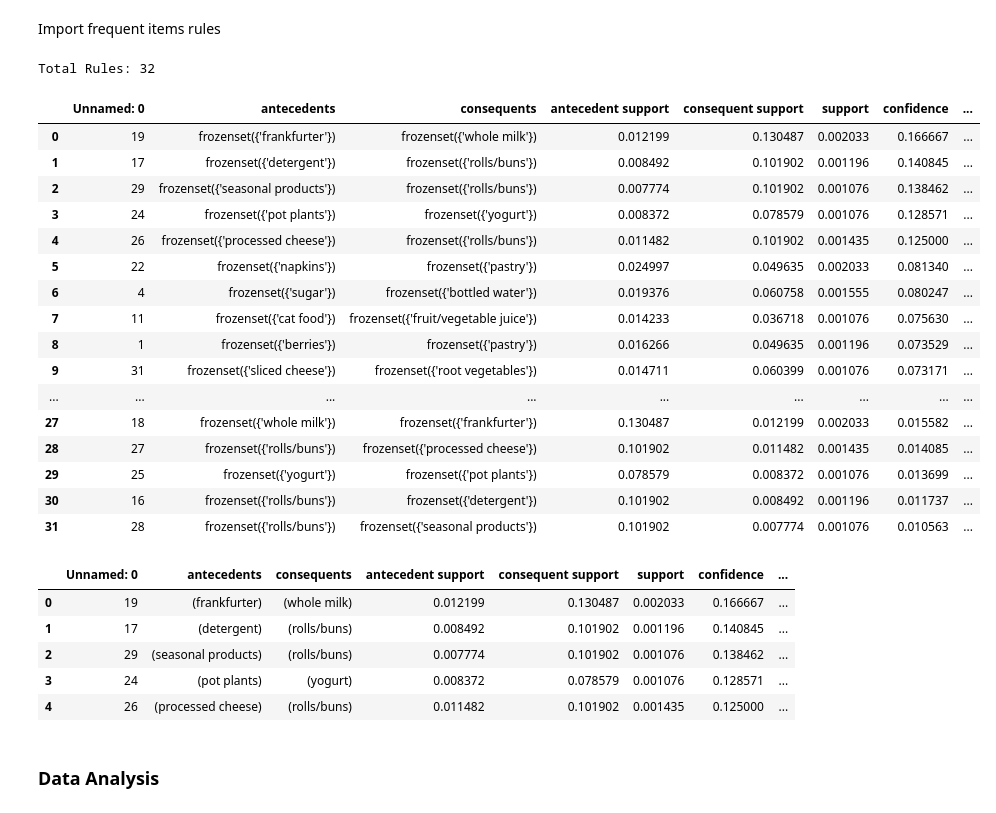
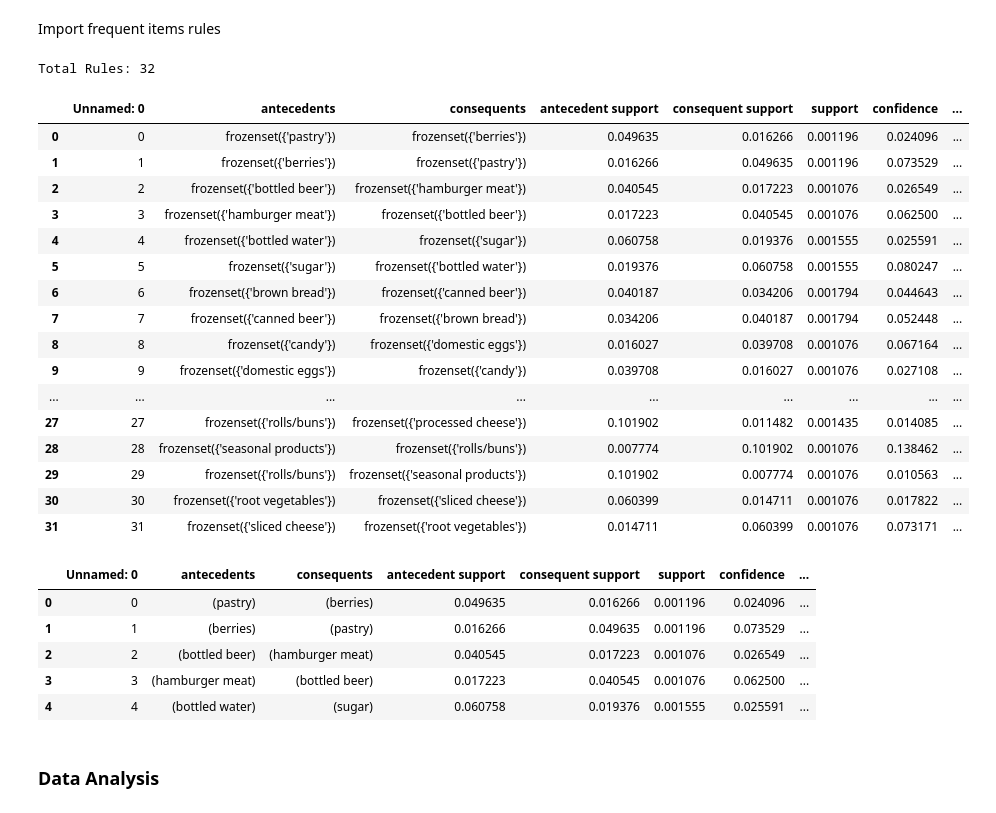
Before and after one commit to lalitphan-rainie/COMPSCI7306_MBD_A3, a Jupyter notebook: MBD_2025_Tri1_assignment3a_a1932456_Lalitphan_Sae-teoh_v04.ipynb, the cells around one changed output. Drawn from its saved outputs; the diff is of its cells as text; code cells hidden in the pictures.

```diff
--- a/MBD_2025_Tri1_assignment3a_a1932456_Lalitphan_Sae-teoh_v04.ipynb
+++ b/MBD_2025_Tri1_assignment3a_a1932456_Lalitphan_Sae-teoh_v04.ipynb
@@ -88,28 +88,28 @@ memory usage: 681.4+ KB
 # %% [markdown]
 Import frequent items rules
 # %%
-rules = pd.read_csv('./data/rules_dummy.csv')
+rules = pd.read_csv('./data/min_support_0.001_lift(1.2)_apriori.csv')
 print(f"Total Rules: {len(rules)}")
 rules
 # %% [output]
 Total Rules: 32
 |  | Unnamed: 0 | antecedents | consequents | antecedent support | consequent support | support | confidence | ... |
-| 0 | 19 | frozenset({'frankfurter'}) | frozenset({'whole milk'}) | 0.012199 | 0.130487 | 0.002033 | 0.166667 | ... |
-| 1 | 17 | frozenset({'detergent'}) | frozenset({'rolls/buns'}) | 0.008492 | 0.101902 | 0.001196 | 0.140845 | ... |
-| 2 | 29 | frozenset({'seasonal products'}) | frozenset({'rolls/buns'}) | 0.007774 | 0.101902 | 0.001076 | 0.138462 | ... |
-| 3 | 24 | frozenset({'pot plants'}) | frozenset({'yogurt'}) | 0.008372 | 0.078579 | 0.001076 | 0.128571 | ... |
-| 4 | 26 | frozenset({'processed cheese'}) | frozenset({'rolls/buns'}) | 0.011482 | 0.101902 | 0.001435 | 0.125000 | ... |
-| 5 | 22 | frozenset({'napkins'}) | frozenset({'pastry'}) | 0.024997 | 0.049635 | 0.002033 | 0.081340 | ... |
-| 6 | 4 | frozenset({'sugar'}) | frozenset({'bottled water'}) | 0.019376 | 0.060758 | 0.001555 | 0.080247 | ... |
-| 7 | 11 | frozenset({'cat food'}) | frozenset({'fruit/vegetable juice'}) | 0.014233 | 0.036718 | 0.001076 | 0.075630 | ... |
-| 8 | 1 | frozenset({'berries'}) | frozenset({'pastry'}) | 0.016266 | 0.049635 | 0.001196 | 0.073529 | ... |
-| 9 | 31 | frozenset({'sliced cheese'}) | frozenset({'root vegetables'}) | 0.014711 | 0.060399 | 0.001076 | 0.073171 | ... |
+| 0 | 0 | frozenset({'pastry'}) | frozenset({'berries'}) | 0.049635 | 0.016266 | 0.001196 | 0.024096 | ... |
+| 1 | 1 | frozenset({'berries'}) | frozenset({'pastry'}) | 0.016266 | 0.049635 | 0.001196 | 0.073529 | ... |
+| 2 | 2 | frozenset({'bottled beer'}) | frozenset({'hamburger meat'}) | 0.040545 | 0.017223 | 0.001076 | 0.026549 | ... |
+| 3 | 3 | frozenset({'hamburger meat'}) | frozenset({'bottled beer'}) | 0.017223 | 0.040545 | 0.001076 | 0.062500 | ... |
+| 4 | 4 | frozenset({'bottled water'}) | frozenset({'sugar'}) | 0.060758 | 0.019376 | 0.001555 | 0.025591 | ... |
+| 5 | 5 | frozenset({'sugar'}) | frozenset({'bottled water'}) | 0.019376 | 0.060758 | 0.001555 | 0.080247 | ... |
+| 6 | 6 | frozenset({'brown bread'}) | frozenset({'canned beer'}) | 0.040187 | 0.034206 | 0.001794 | 0.044643 | ... |
+| 7 | 7 | frozenset({'canned beer'}) | frozenset({'brown bread'}) | 0.034206 | 0.040187 | 0.001794 | 0.052448 | ... |
+| 8 | 8 | frozenset({'candy'}) | frozenset({'domestic eggs'}) | 0.016027 | 0.039708 | 0.001076 | 0.067164 | ... |
+| 9 | 9 | frozenset({'domestic eggs'}) | frozenset({'candy'}) | 0.039708 | 0.016027 | 0.001076 | 0.027108 | ... |
 | ... | ... | ... | ... | ... | ... | ... | ... | ... |
-| 27 | 18 | frozenset({'whole milk'}) | frozenset({'frankfurter'}) | 0.130487 | 0.012199 | 0.002033 | 0.015582 | ... |
-| 28 | 27 | frozenset({'rolls/buns'}) | frozenset({'processed cheese'}) | 0.101902 | 0.011482 | 0.001435 | 0.014085 | ... |
-| 29 | 25 | frozenset({'yogurt'}) | frozenset({'pot plants'}) | 0.078579 | 0.008372 | 0.001076 | 0.013699 | ... |
-| 30 | 16 | frozenset({'rolls/buns'}) | frozenset({'detergent'}) | 0.101902 | 0.008492 | 0.001196 | 0.011737 | ... |
-| 31 | 28 | frozenset({'rolls/buns'}) | frozenset({'seasonal products'}) | 0.101902 | 0.007774 | 0.001076 | 0.010563 | ... |
+| 27 | 27 | frozenset({'rolls/buns'}) | frozenset({'processed cheese'}) | 0.101902 | 0.011482 | 0.001435 | 0.014085 | ... |
+| 28 | 28 | frozenset({'seasonal products'}) | frozenset({'rolls/buns'}) | 0.007774 | 0.101902 | 0.001076 | 0.138462 | ... |
+| 29 | 29 | frozenset({'rolls/buns'}) | frozenset({'seasonal products'}) | 0.101902 | 0.007774 | 0.001076 | 0.010563 | ... |
+| 30 | 30 | frozenset({'root vegetables'}) | frozenset({'sliced cheese'}) | 0.060399 | 0.014711 | 0.001076 | 0.017822 | ... |
+| 31 | 31 | frozenset({'sliced cheese'}) | frozenset({'root vegetables'}) | 0.014711 | 0.060399 | 0.001076 | 0.073171 | ... |
 # %%
 def to_frozenset(x):
     clean_x = x.split("{")[1].split("}")[0].replace("'", "").split(",")
@@ -120,11 +120,11 @@ rules["consequents"] = rules["consequents"].apply(to_frozenset)
 rules.head()
 # %% [output]
 |  | Unnamed: 0 | antecedents | consequents | antecedent support | consequent support | support | confidence | ... |
-| 0 | 19 | (frankfurter) | (whole milk) | 0.012199 | 0.130487 | 0.002033 | 0.166667 | ... |
-| 1 | 17 | (detergent) | (rolls/buns) | 0.008492 | 0.101902 | 0.001196 | 0.140845 | ... |
-| 2 | 29 | (seasonal products) | (rolls/buns) | 0.007774 | 0.101902 | 0.001076 | 0.138462 | ... |
-| 3 | 24 | (pot plants) | (yogurt) | 0.008372 | 0.078579 | 0.001076 | 0.128571 | ... |
-| 4 | 26 | (processed cheese) | (rolls/buns) | 0.011482 | 0.101902 | 0.001435 | 0.125000 | ... |
+| 0 | 0 | (pastry) | (berries) | 0.049635 | 0.016266 | 0.001196 | 0.024096 | ... |
+| 1 | 1 | (berries) | (pastry) | 0.016266 | 0.049635 | 0.001196 | 0.073529 | ... |
+| 2 | 2 | (bottled beer) | (hamburger meat) | 0.040545 | 0.017223 | 0.001076 | 0.026549 | ... |
+| 3 | 3 | (hamburger meat) | (bottled beer) | 0.017223 | 0.040545 | 0.001076 | 0.062500 | ... |
+| 4 | 4 | (bottled water) | (sugar) | 0.060758 | 0.019376 | 0.001555 | 0.025591 | ... |
 # %% [markdown]
 ### Data Analysis
 # %%
```
Also changed, not shown: parts of 24 cells of this notebook.
